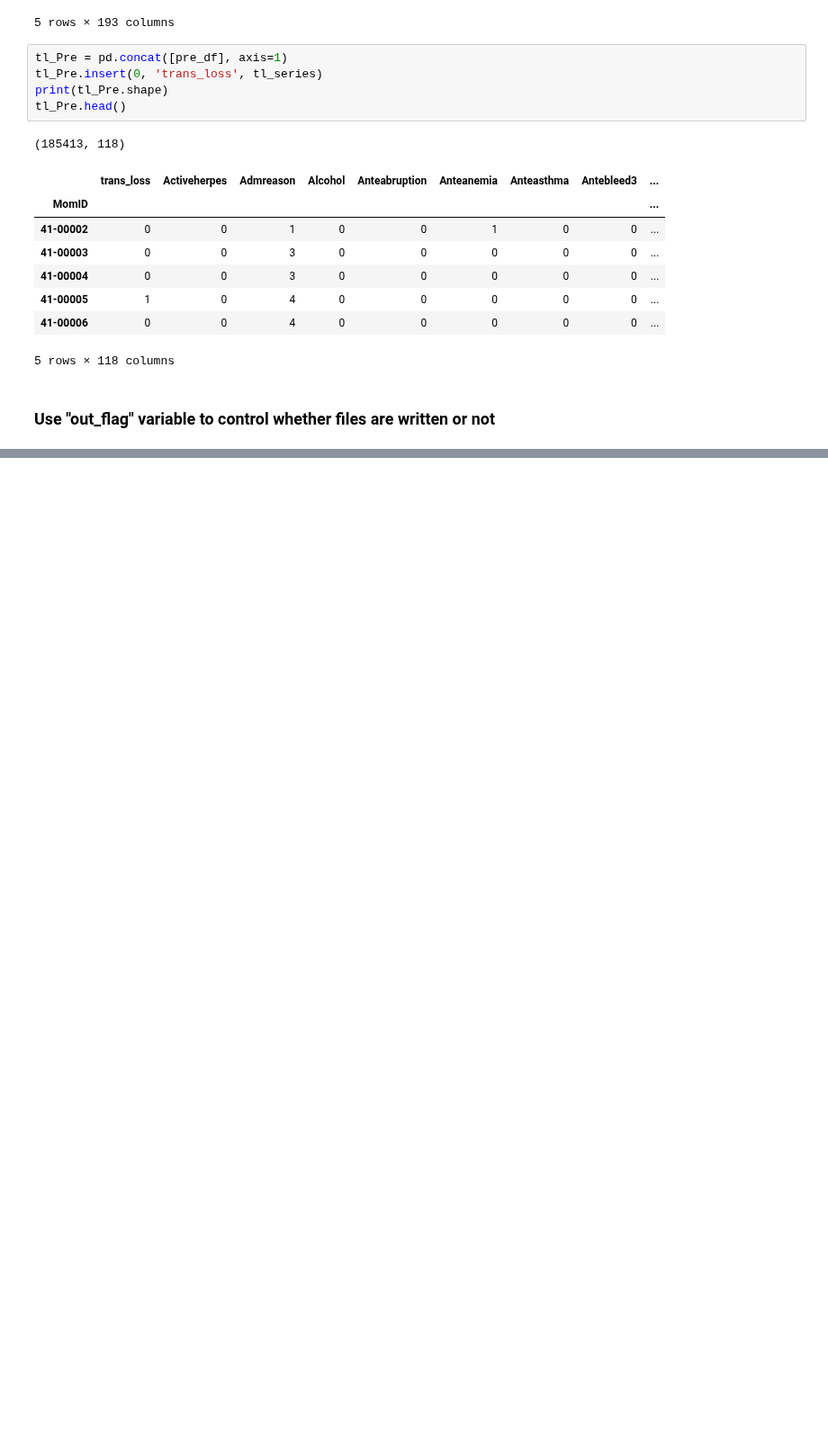
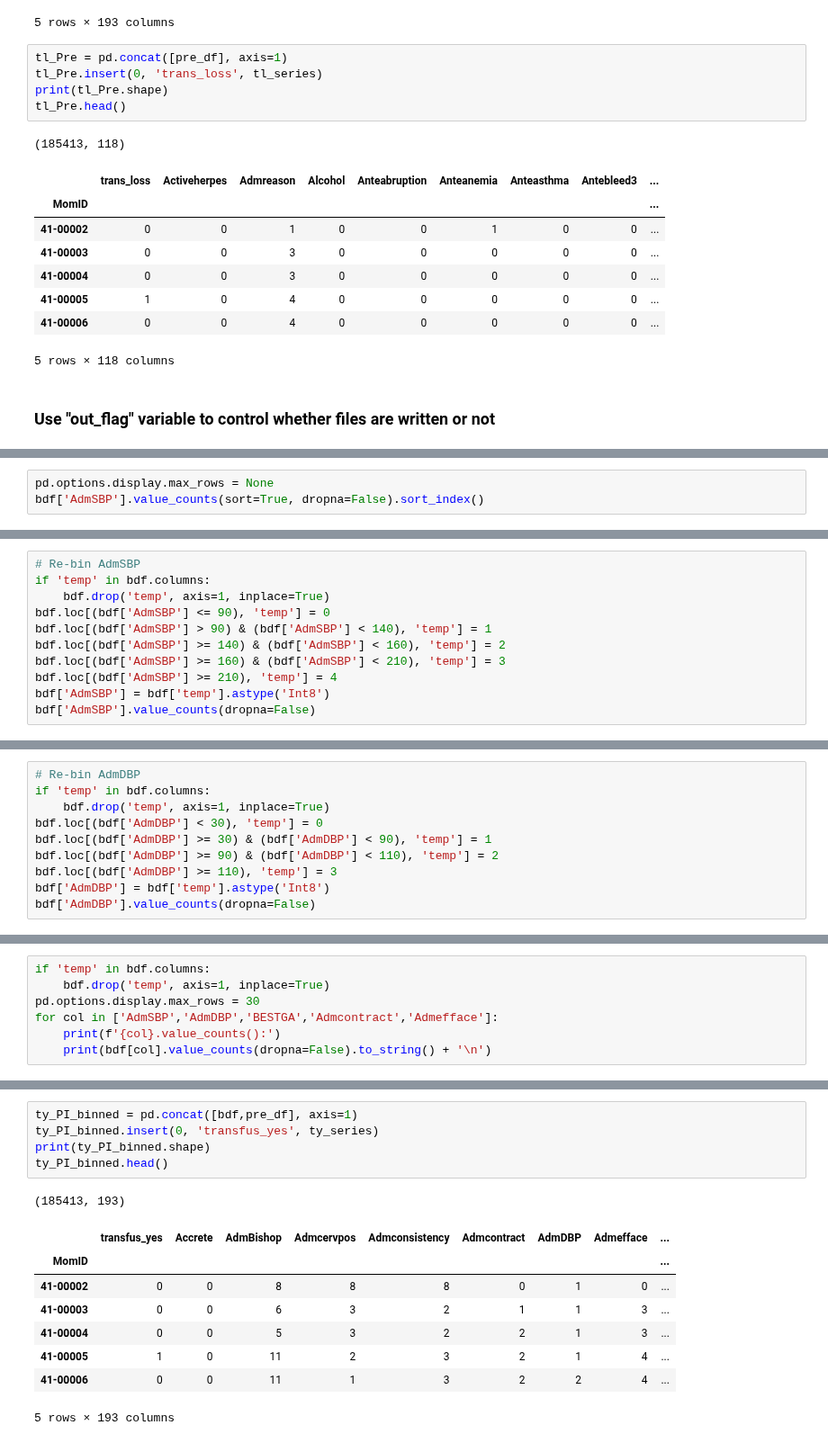
Before and after one commit to lhncbc/MFM_bopf, a Jupyter notebook: src/CSL_create_targets.ipynb, the cells around one changed output, grey strips where cells are left out. Shown at 90% size. Saved outputs shown, nothing was run; the diff lists cells and outputs as text; blank space fills up the shorter version.

Commit message:
Latest updates for handling "binned" data in Emb

```diff
--- a/src/CSL_create_targets.ipynb
+++ b/src/CSL_create_targets.ipynb
@@ -217,0 +293,3 @@ File not written: MFM_CSL_d6_trans_loss_Pre_2021-04-01.csv
+# %%
+pd.options.display.max_rows = None
+bdf['AdmSBP'].value_counts(sort=True, dropna=False).sort_index()
@@ -217,0 +314,11 @@ File not written: MFM_CSL_d6_trans_loss_Pre_2021-04-01.csv
+# %%
+# Re-bin AdmSBP
+if 'temp' in bdf.columns:
+    bdf.drop('temp', axis=1, inplace=True)
+bdf.loc[(bdf['AdmSBP'] <= 90), 'temp'] = 0
+bdf.loc[(bdf['AdmSBP'] > 90) & (bdf['AdmSBP'] < 140), 'temp'] = 1
+bdf.loc[(bdf['AdmSBP'] >= 140) & (bdf['AdmSBP'] < 160), 'temp'] = 2
+bdf.loc[(bdf['AdmSBP'] >= 160) & (bdf['AdmSBP'] < 210), 'temp'] = 3
+bdf.loc[(bdf['AdmSBP'] >= 210), 'temp'] = 4
+bdf['AdmSBP'] = bdf['temp'].astype('Int8')
+bdf['AdmSBP'].value_counts(dropna=False)
@@ -217,0 +353,10 @@ File not written: MFM_CSL_d6_trans_loss_Pre_2021-04-01.csv
+# %%
+# Re-bin AdmDBP
+if 'temp' in bdf.columns:
+    bdf.drop('temp', axis=1, inplace=True)
+bdf.loc[(bdf['AdmDBP'] < 30), 'temp'] = 0
+bdf.loc[(bdf['AdmDBP'] >= 30) & (bdf['AdmDBP'] < 90), 'temp'] = 1
+bdf.loc[(bdf['AdmDBP'] >= 90) & (bdf['AdmDBP'] < 110), 'temp'] = 2
+bdf.loc[(bdf['AdmDBP'] >= 110), 'temp'] = 3
+bdf['AdmDBP'] = bdf['temp'].astype('Int8')
+bdf['AdmDBP'].value_counts(dropna=False)
@@ -217,0 +403,7 @@ File not written: MFM_CSL_d6_trans_loss_Pre_2021-04-01.csv
+# %%
+if 'temp' in bdf.columns:
+    bdf.drop('temp', axis=1, inplace=True)
+pd.options.display.max_rows = 30
+for col in ['AdmSBP','AdmDBP','BESTGA','Admcontract','Admefface']:
+    print(f'{col}.value_counts():')
+    print(bdf[col].value_counts(dropna=False).to_string() + '\n')
@@ -217,0 +428,15 @@ File not written: MFM_CSL_d6_trans_loss_Pre_2021-04-01.csv
+# %%
+ty_PI_binned = pd.concat([bdf,pre_df], axis=1)
+ty_PI_binned.insert(0, 'transfus_yes', ty_series)
+print(ty_PI_binned.shape)
+ty_PI_binned.head()
+# %% [output]
+(185413, 193)
+|  | transfus_yes | Accrete | AdmBishop | Admcervpos | Admconsistency | Admcontract | AdmDBP | Admefface | ... |
+| MomID |  |  |  |  |  |  |  |  | ... |
+| 41-00002 | 0 | 0 | 8 | 8 | 8 | 0 | 1 | 0 | ... |
+| 41-00003 | 0 | 0 | 6 | 3 | 2 | 1 | 1 | 3 | ... |
+| 41-00004 | 0 | 0 | 5 | 3 | 2 | 2 | 1 | 3 | ... |
+| 41-00005 | 1 | 0 | 11 | 2 | 3 | 2 | 1 | 4 | ... |
+| 41-00006 | 0 | 0 | 11 | 1 | 3 | 2 | 2 | 4 | ... |
+5 rows × 193 columns
```
Also changed, not shown: parts of 20 cells of this notebook, 1 other file.
